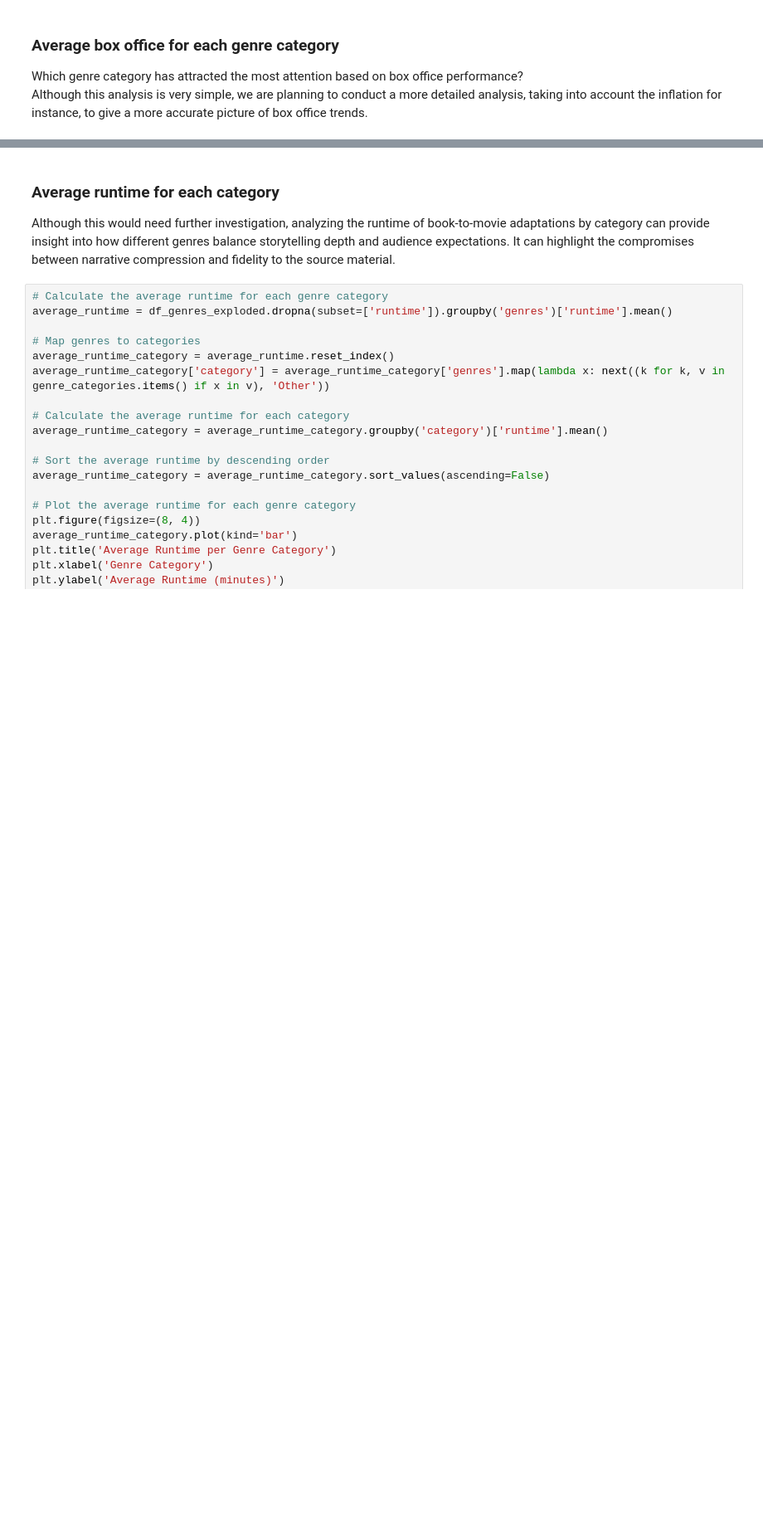
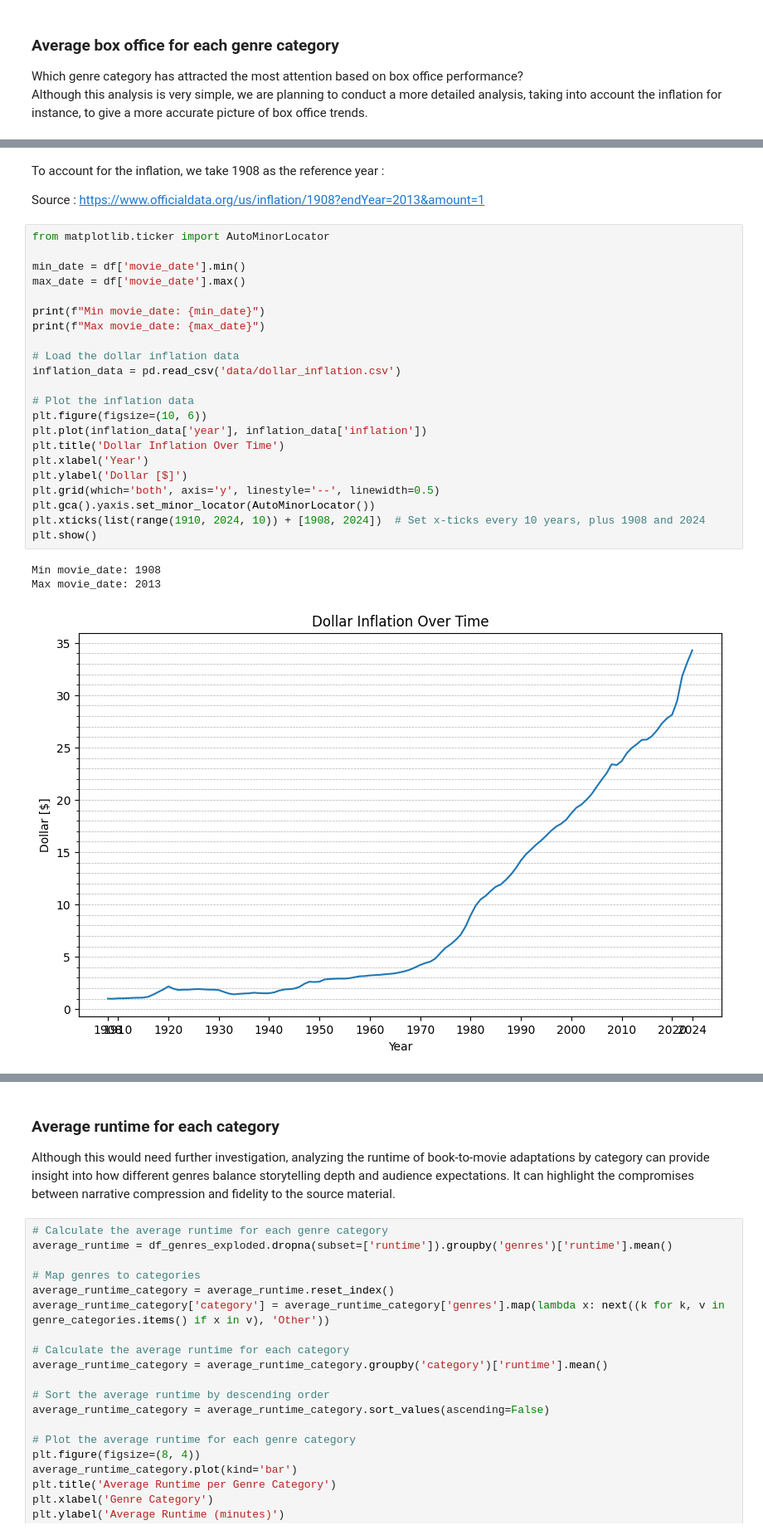
Before and after one commit to epfl-ada/ada-2024-project-padamalgame, a Jupyter notebook: results.ipynb, the cells around one changed output, grey strips where cells are left out. Shown at 83% size. Drawn from its saved outputs; the diff is of its cells as text; blank space fills up the shorter version.

Commit message:
Inflation

```diff
--- a/results.ipynb
+++ b/results.ipynb
@@ -158,0 +250,31 @@ plt.show()
+# %% [markdown]
+To account for the inflation, we take 1908 as the reference year :
+
+
+Source : https://www.officialdata.org/us/inflation/1908?endYear=2013&amount=1
+# %%
+from matplotlib.ticker import AutoMinorLocator
+
+min_date = df['movie_date'].min()
+max_date = df['movie_date'].max()
+
+print(f"Min movie_date: {min_date}")
+print(f"Max movie_date: {max_date}")
+
+# Load the dollar inflation data
+inflation_data = pd.read_csv('data/dollar_inflation.csv')
+
+# Plot the inflation data
+plt.figure(figsize=(10, 6))
+plt.plot(inflation_data['year'], inflation_data['inflation'])
+plt.title('Dollar Inflation Over Time')
+plt.xlabel('Year')
+plt.ylabel('Dollar [$]')
+plt.grid(which='both', axis='y', linestyle='--', linewidth=0.5)
+plt.gca().yaxis.set_minor_locator(AutoMinorLocator())
+plt.xticks(list(range(1910, 2024, 10)) + [1908, 2024])  # Set x-ticks every 10 years, plus 1908 and 2024
+plt.show()
+# %% [output]
+Min movie_date: 1908
+Max movie_date: 2013
+[figure, added]
```
Also changed, not shown: parts of 23 cells of this notebook, 2 other files.
